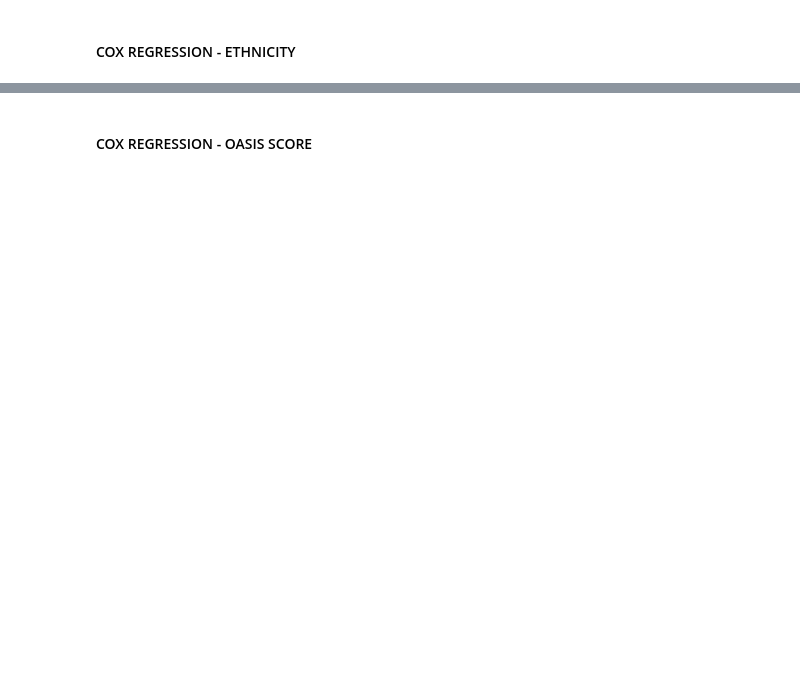
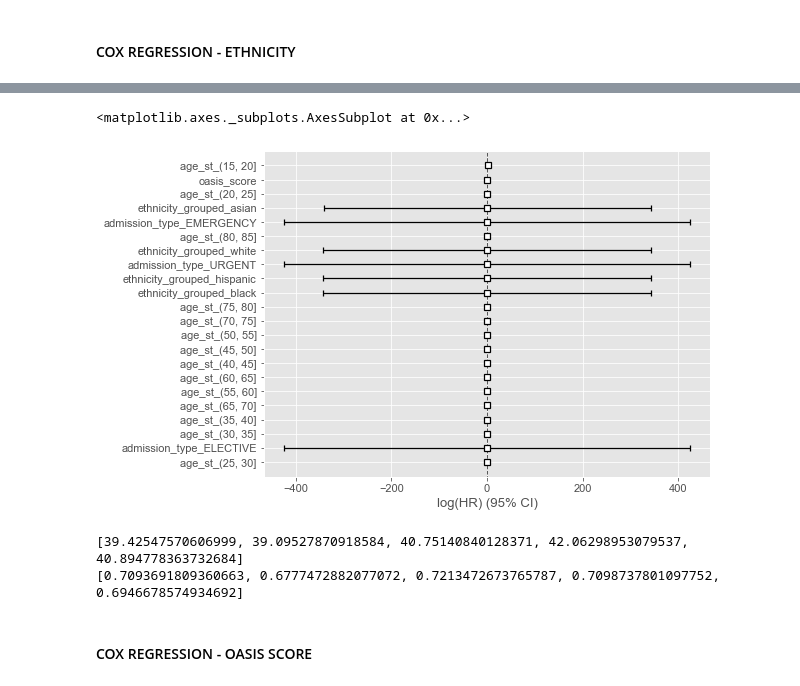
Before and after one commit to bseewald/fairness-ml-health, a Jupyter notebook: notebooks/mimic-iii/regression/cox_regression.ipynb, the cells around one changed output, grey strips where cells are left out. Drawn from its saved outputs; the diff is of its cells as text; code cells hidden in the pictures; blank space fills up the shorter version.

```diff
--- a/notebooks/mimic-iii/regression/cox_regression.ipynb
+++ b/notebooks/mimic-iii/regression/cox_regression.ipynb
@@ -592,5 +640,5 @@ cx2.baseline_cumulative_hazard_.shape
 # %% [markdown]
 #### COX REGRESSION - ETHNICITY
 # %%
-cx3 = cox_regression(df_ethnicity, 'los_hospital', 'hospital_expire_flag')
-cx3.print_summary()
+cx_ethnicity = cox_regression(df_ethnicity, 'los_hospital', 'hospital_expire_flag')
+cx_ethnicity.print_summary()
@@ -596,0 +674,6 @@ cx3.print_summary()
+# %%
+ax = plt.subplots(figsize=(8, 6))
+cx_ethnicity.plot(ax=ax[1])
+# %% [output]
+<matplotlib.axes._subplots.AxesSubplot at 0x...>
+[figure, added]
@@ -597,3 +686,9 @@ cx3.print_summary()
+# %%
+print(scores_ethnicity_mae)
+print(scores_ethnicity_cindex)
+# %% [output]
+[39.42547570606999, 39.09527870918584, 40.75140840128371, 42.06298953079537, 40.894778363732684]
+[0.7093691809360663, 0.6777472882077072, 0.7213472673765787, 0.7098737801097752, 0.6946678574934692]
 # %% [markdown]
 #### COX REGRESSION - OASIS SCORE
 # %%
```
Also changed, not shown: parts of 47 cells of this notebook.
